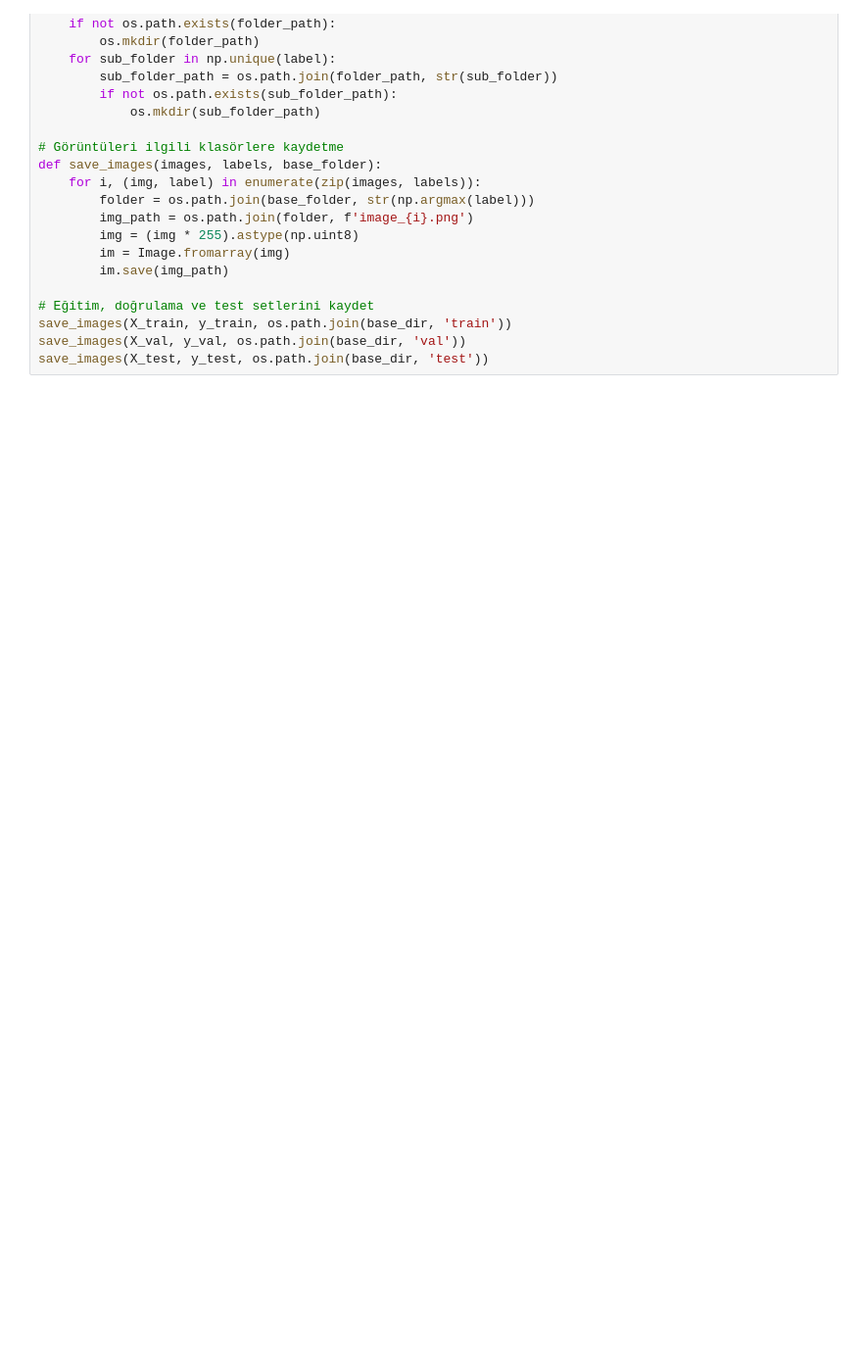
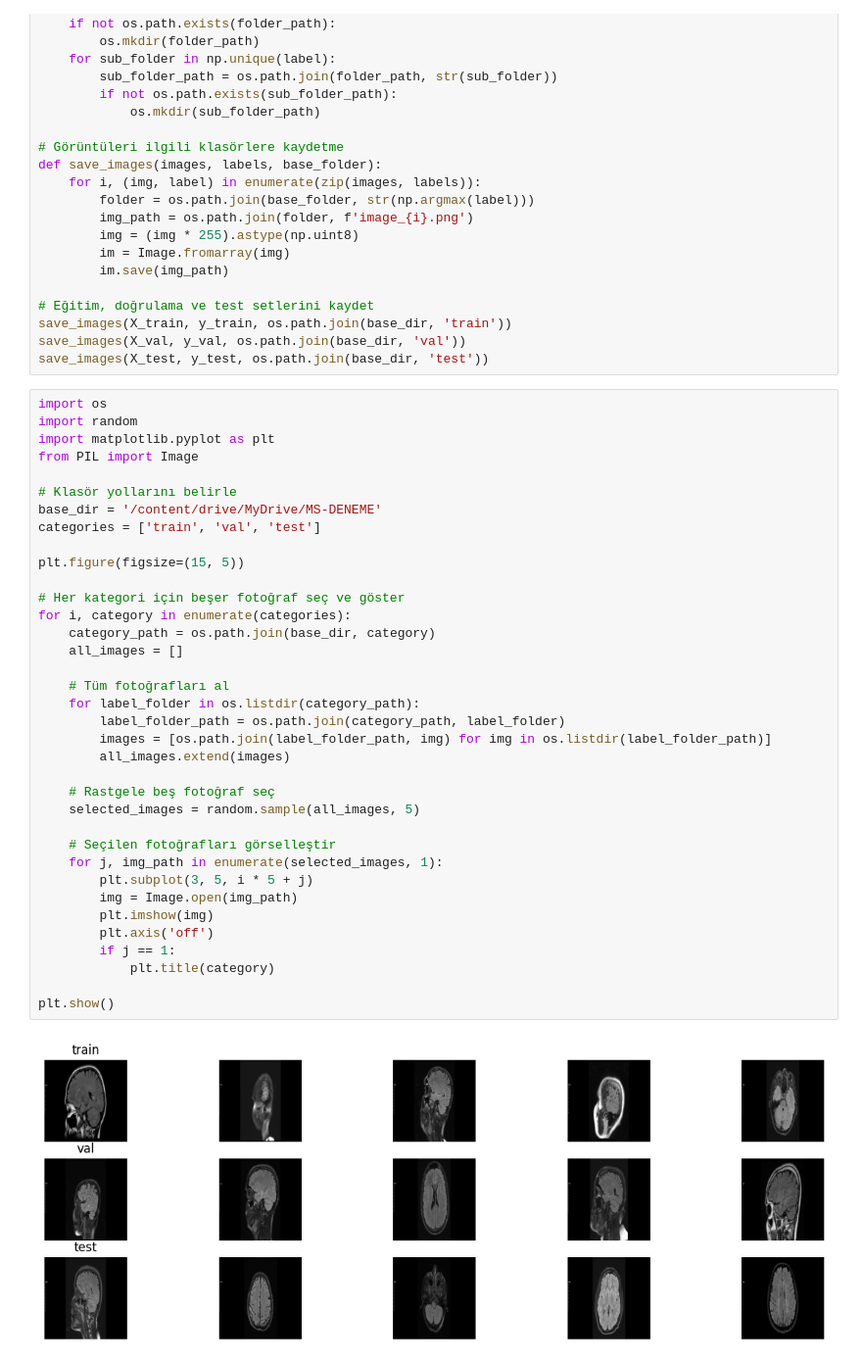
Before and after one commit to ceren-arslann/cerenonetelent23, a Jupyter notebook: TrainTestValid.ipynb, the cells around one changed output. Shown: that part at 98% size. Saved outputs shown, nothing was run; the diff lists cells and outputs as text; blank space fills up the shorter version.

```diff
--- a/TrainTestValid.ipynb
+++ b/TrainTestValid.ipynb
@@ -103,3 +103,41 @@ def save_images(images, labels, base_folder):
 save_images(X_train, y_train, os.path.join(base_dir, 'train'))
 save_images(X_val, y_val, os.path.join(base_dir, 'val'))
 save_images(X_test, y_test, os.path.join(base_dir, 'test'))
+# %%
+import os
+import random
+import matplotlib.pyplot as plt
+from PIL import Image
+
+# Klasör yollarını belirle
+base_dir = '/content/drive/MyDrive/MS-DENEME'
+categories = ['train', 'val', 'test']
+
+plt.figure(figsize=(15, 5))
+
+# Her kategori için beşer fotoğraf seç ve göster
+for i, category in enumerate(categories):
+    category_path = os.path.join(base_dir, category)
+    all_images = []
+
+    # Tüm fotoğrafları al
+    for label_folder in os.listdir(category_path):
+        label_folder_path = os.path.join(category_path, label_folder)
+        images = [os.path.join(label_folder_path, img) for img in os.listdir(label_folder_path)]
+        all_images.extend(images)
+
+    # Rastgele beş fotoğraf seç
+    selected_images = random.sample(all_images, 5)
+
+    # Seçilen fotoğrafları görselleştir
+    for j, img_path in enumerate(selected_images, 1):
+        plt.subplot(3, 5, i * 5 + j)
+        img = Image.open(img_path)
+        plt.imshow(img)
+        plt.axis('off')
+        if j == 1:
+            plt.title(category)
+
+plt.show()
+# %% [output]
+[figure, added]
```
